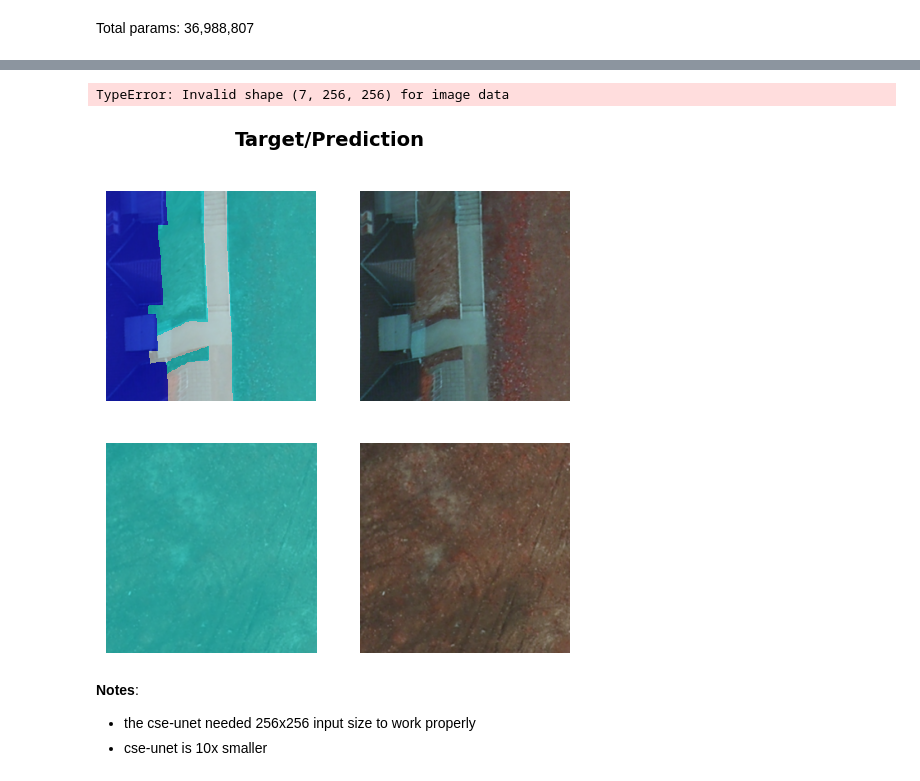
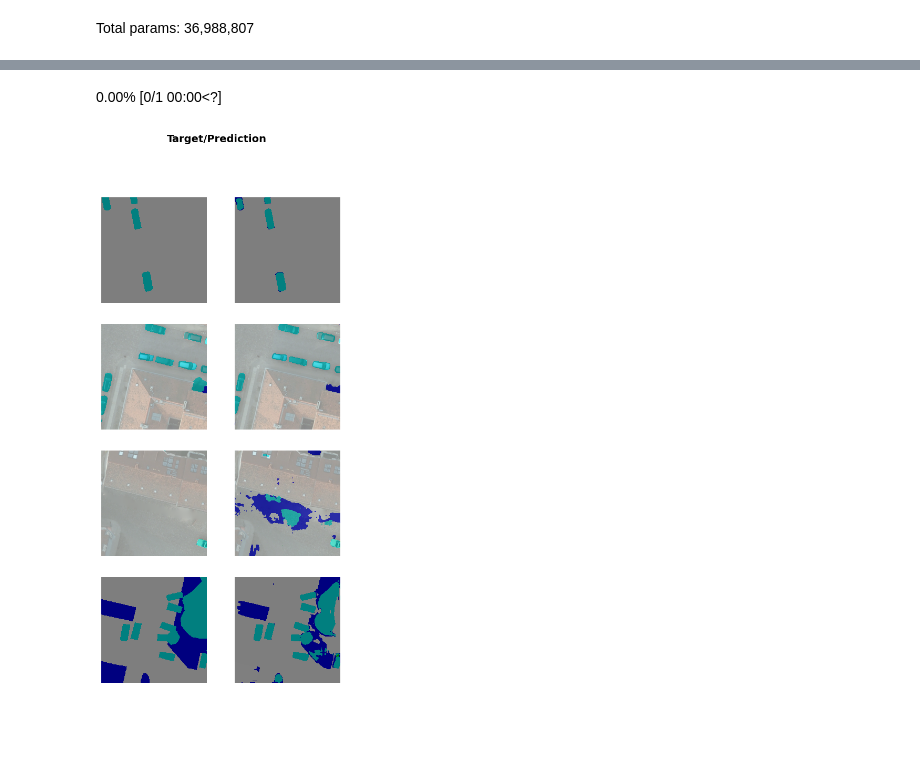
Before and after one commit to mzsuetam/computational-intelligence-proj, a Jupyter notebook: notebooks/segmentation.ipynb, the cells around one changed output, grey strips where cells are left out. Cells and saved outputs as stored; diff of their text form; code cells hidden in the pictures; blank space fills up the shorter version.

```diff
--- a/notebooks/segmentation.ipynb
+++ b/notebooks/segmentation.ipynb
@@ -734,0 +655,3 @@ save_full_history(full_history, "full_history.md")
+# %%
+suggested_lr = None
+suggested_lr = learn_cse.lr_find()
@@ -734,0 +661,3 @@ save_full_history(full_history, "full_history.md")
+# %%
+lr = suggested_lr.valley if suggested_lr is not None else 2.5e-3
+print(f"Using learning rate: {lr} {'(hardcoded)' if suggested_lr is None else '(suggested)'}")
@@ -734,0 +666,11 @@ save_full_history(full_history, "full_history.md")
+# %%
+learn_cse.fit_one_cycle(
+    100,
+    lr,
+    cbs=[
+        SaveCB('best_segmentation'),
+        LogCB('segmentation_log.csv'),
+        ValidLossEarlyStoppingCB(10),
+        gradient_accum,
+    ]
+)
@@ -735,3 +707,6 @@ save_full_history(full_history, "full_history.md")
+# %%
+learn_cse.load('best_segmentation')
+learn_cse.loss_func = loss_func # missing decode method
 # %%
-learn_cse.show_results(max_n=4, cmap=ssd_cmap)
+learn_cse.show_results(max_n=4, **potsdam_plot_kwargs)
 # %% [output]
@@ -739,2 +713,2 @@ learn_cse.show_results(max_n=4, cmap=ssd_cmap)
-TypeError: Invalid shape (7, 256, 256) for image data
+0.00% [0/1 00:00<?]
-[figure, old version]
+[figure, new version]
@@ -743,4 +714,0 @@ learn_cse.export('../experiments/cse-updated/cse-62-iou.pkl')
-# %% [markdown]
-**Notes**:
-- the cse-unet needed 256x256 input size to work properly
-- cse-unet is 10x smaller
```
Also changed, not shown: parts of 32 cells of this notebook, 3 other files.
